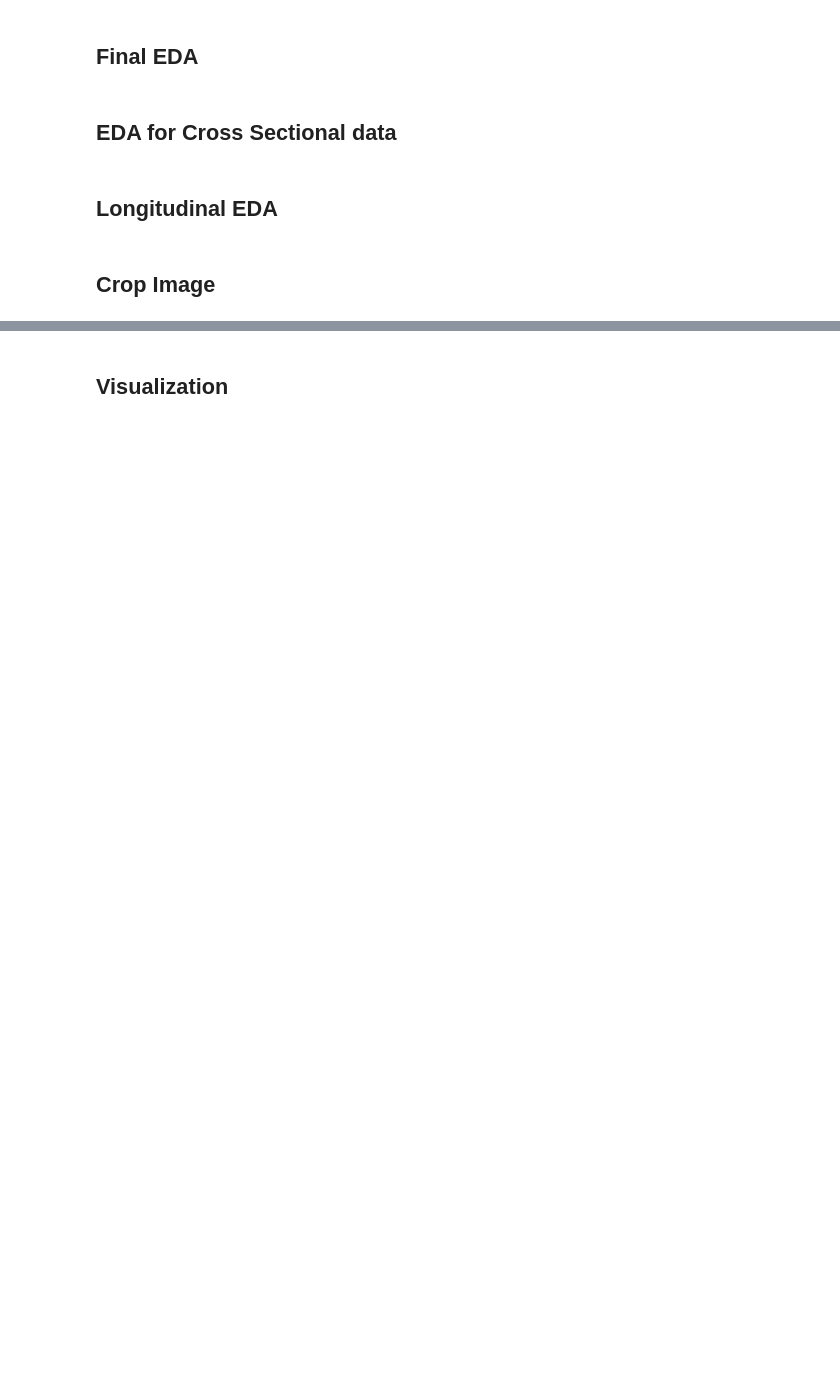
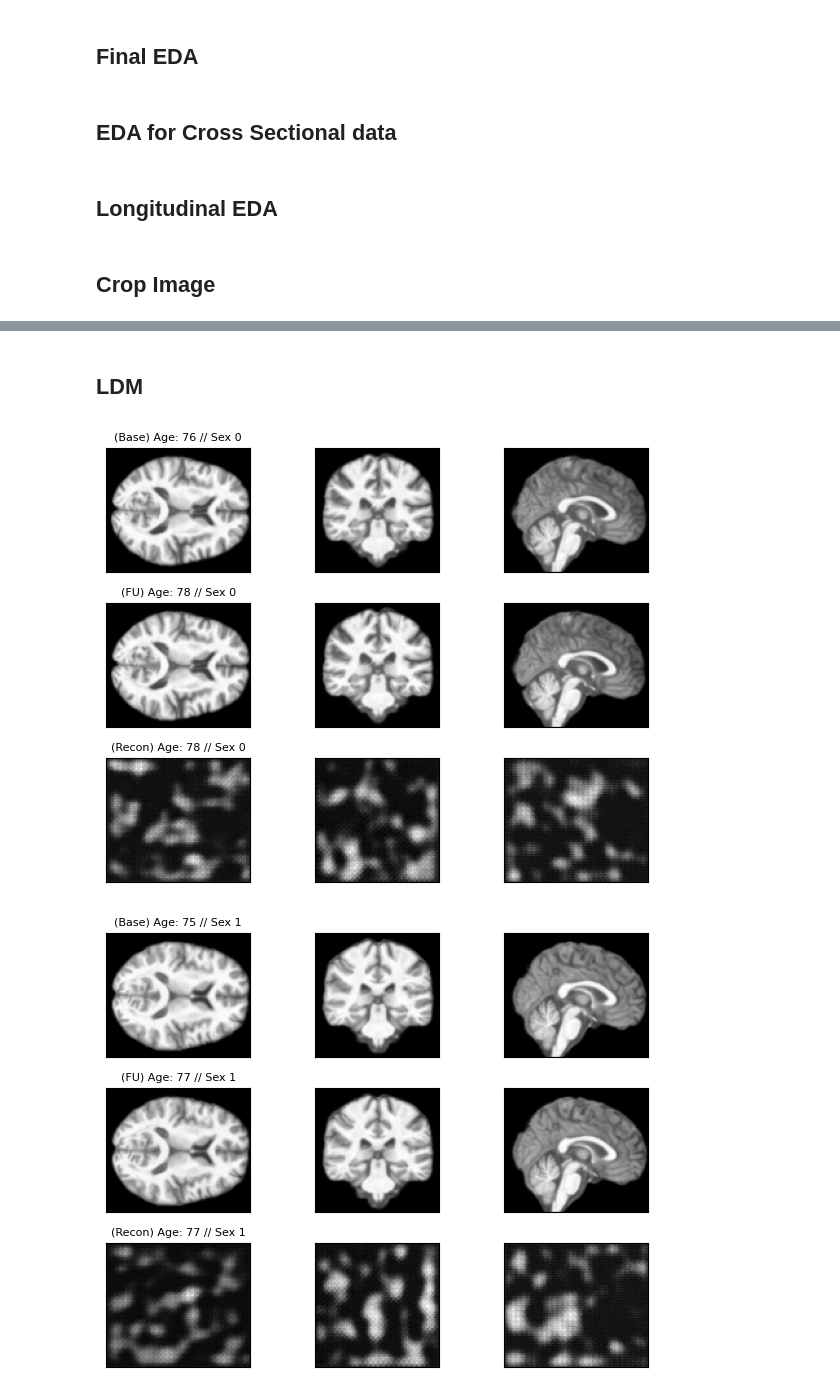
Before and after one commit to sunghwanism/FutureBrainGenerator, a Jupyter notebook: analysis/EDA.ipynb, the cells around one changed output, grey strips where cells are left out. Drawn from its saved outputs; the diff is of its cells as text; code cells hidden in the pictures; blank space fills up the shorter version.

Commit message:
add viz code for LDM results

```diff
--- a/analysis/EDA.ipynb
+++ b/analysis/EDA.ipynb
@@ -142,5 +179,5 @@ plt.show()
 # %% [markdown]
-## Visualization
+## LDM
 # %%
 import numpy as np
 import matplotlib.pyplot as plt
@@ -162,8 +218,13 @@ def viz_image(origin, recon):
     plt.show()
+# %%
+model ='LDM'
+wandb_id = 'olive-deluge-4'
+epochs = [1]
 # %%
-model = 'LDM'
-wandb_id = 'none'
-
-img = np.load(f'/NFS/FutureBrainGen/results/{model}/img/{wandb_id}/img.npy')
-
-epoch = [0, 100, 200]
+for e in epochs:
+    img = torch.load(f'/NFS/FutureBrainGen/results/{model}/img/{wandb_id}/{model}_ep{e}_dim16_{wandb_id}.pth')
+    viz_ldm_image(img, img_idx=0)
+    viz_ldm_image(img, img_idx=1)
+# %% [output]
+[figure, added]
+[figure, added]
```
Also changed, not shown: parts of 8 cells of this notebook.
